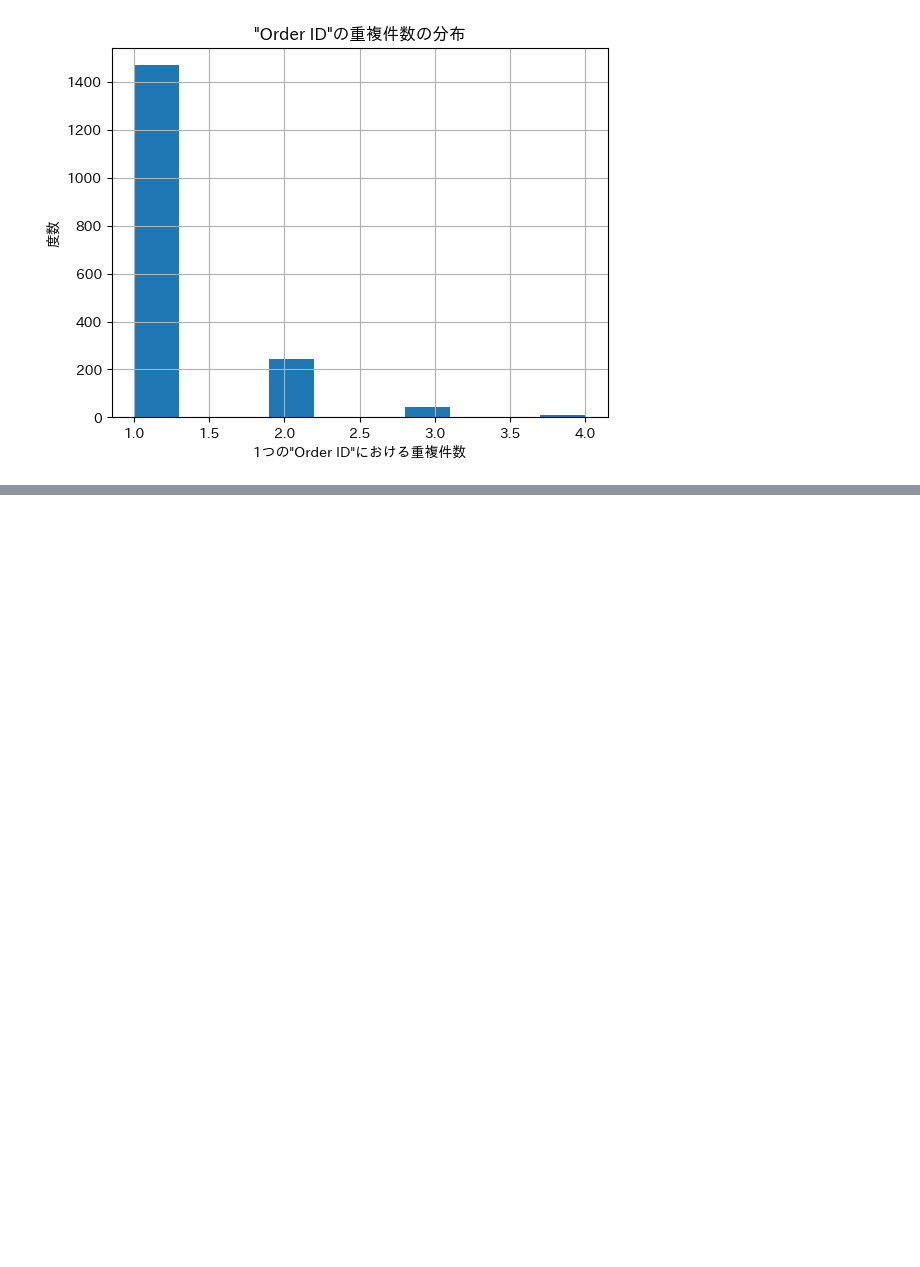
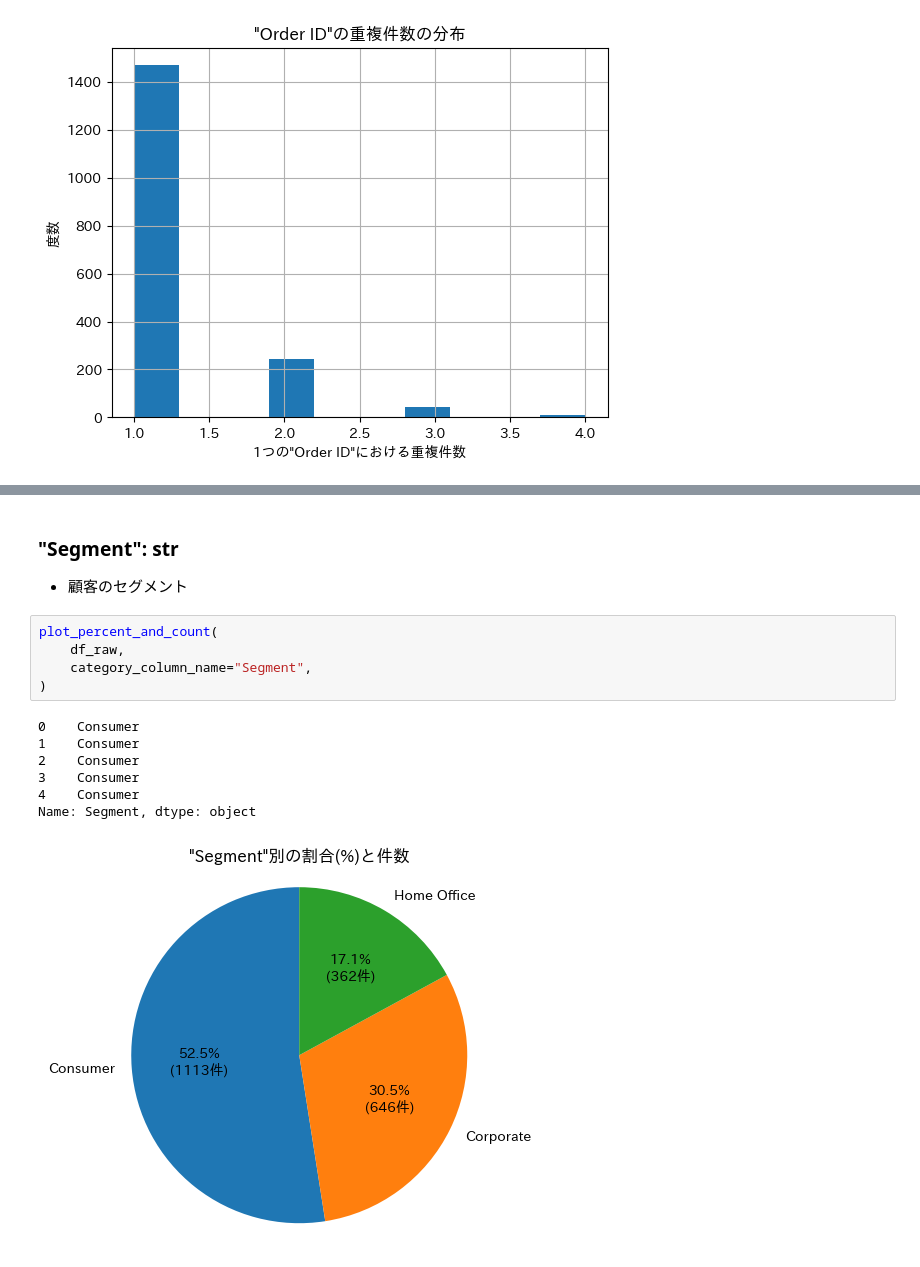
Before and after one commit to fujita-k-7y/portfolios, a Jupyter notebook: sales_dashboard/notebook/データ確認.ipynb, the cells around one changed output, grey strips where cells are left out. Drawn from its saved outputs; the diff is of its cells as text; blank space fills up the shorter version.

```diff
--- a/sales_dashboard/notebook/データ確認.ipynb
+++ b/sales_dashboard/notebook/データ確認.ipynb
@@ -215,0 +398,16 @@ memory usage: 348.1+ KB
+# %% [markdown]
+### "Segment": str
+- 顧客のセグメント
+# %%
+plot_percent_and_count(
+    df_raw,
+    category_column_name="Segment",
+)
+# %% [output]
+0    Consumer
+1    Consumer
+2    Consumer
+3    Consumer
+4    Consumer
+Name: Segment, dtype: object
+[figure, added]
```
Also changed, not shown: parts of 45 cells of this notebook.
